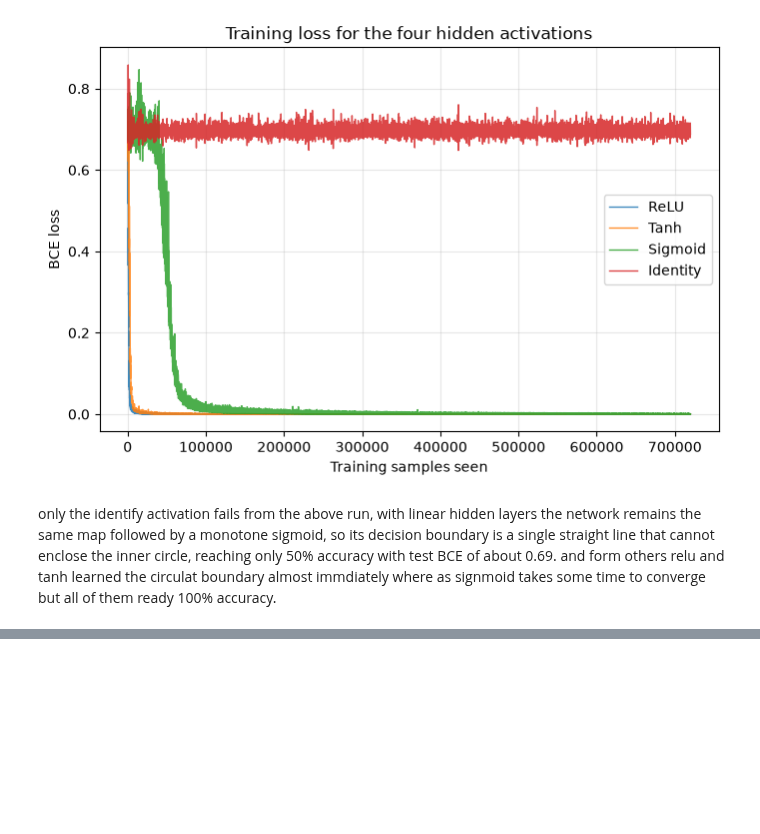
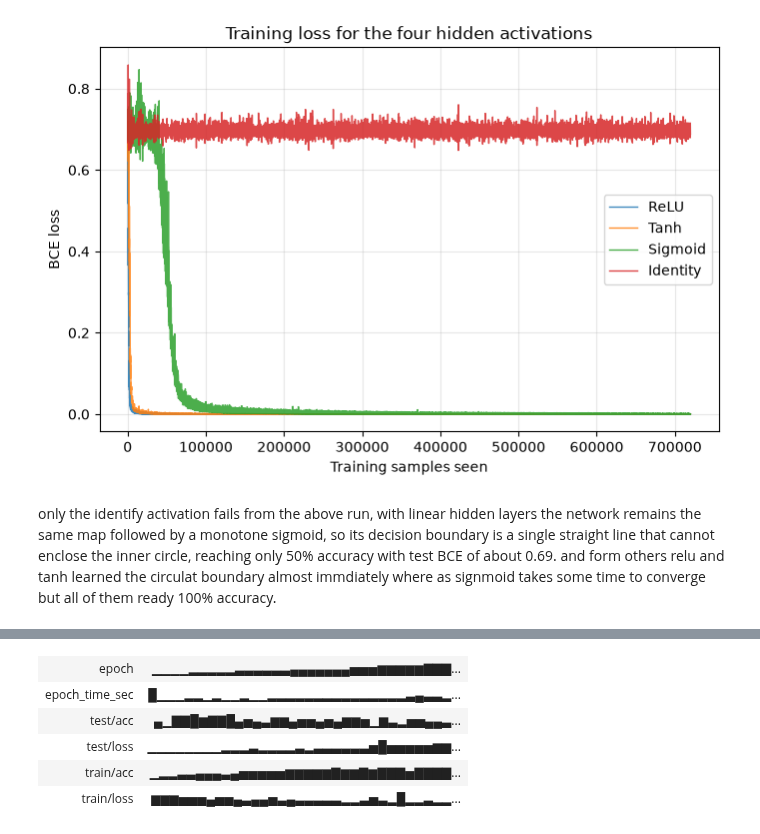
Before and after one commit to suryamanoj4/SMAI-A4, a Jupyter notebook: mlp.ipynb, the cells around one changed output, grey strips where cells are left out. Saved outputs shown, nothing was run; the diff lists cells and outputs as text; code cells hidden in the pictures; blank space fills up the shorter version.

```diff
--- a/mlp.ipynb
+++ b/mlp.ipynb
@@ -931,0 +1948,79 @@ only the identify activation fails from the above run, with linear hidden layers
+# %%
+EPOCHS_14 = 100
+LR_14 = selected_config["lr"]
+BATCH_SIZE_14 = selected_config["batch_size"]
+USE_WANDB_14 = True
+
+results_14 = {}
+models_14 = {}
+
+if USE_WANDB_14:
+    import wandb
+
+for p in [0.0, 0.5, 1.0]:
+    y_noisy = noise_data[p]["y_noisy"]
+    changed_idx = noise_data[p]["changed"]
+    for model_name in ["mlp", "ioc"]:
+        mlp_tmp, ioc_tmp = build_models(
+            selected_config["hidden_widths"],
+            selected_config["activation"].lower(),
+            SEED,
+        )
+        model = mlp_tmp if model_name == "mlp" else ioc_tmp
+        train_loader_p = DataLoader(
+            TensorDataset(torch.from_numpy(X_train_14),torch.from_numpy(y_noisy)),
+            batch_size=BATCH_SIZE_14,
+            shuffle=True,
+            generator=torch.Generator().manual_seed(SEED + 2),
+        )
+        run_name = f"{model_name}-p{p:g}"
+        wandb_run = None
+        if USE_WANDB_14:
+            wandb_run = wandb.init(
+                project="smai-a4-mlp",
+                name=run_name,
+                config={
+                    "p": p,
+                    "model": model_name,
+                    "architecture": [3072] + selected_config["hidden_widths"] + [10],
+                    "mlp_activation": selected_config["activation"],
+                    "ioc_activation": "ELU",
+                    "lr": LR_14,
+                    "batch_size": BATCH_SIZE_14,
+                    "epochs": EPOCHS_14,
+                    "optimizer": "SGD",
+                    "early_stopping": False,
+                },
+                reinit=True,
+            )
+
+        print("\n" + "=" * 70)
+        print("Training", run_name)
+        print("=" * 70)
+
+        history = train_run(
+            model_name=model_name,
+            model=model,
+            train_loader=train_loader_p,
+            test_loader=test_loader,
+            y_noisy=y_noisy,
+            changed_idx=changed_idx,
+            p=p,
+            epochs=EPOCHS_14,
+            lr=LR_14,
+            device=device,
+            project=(model_name == "ioc"),
+            wandb_run=wandb_run,
+        )
+        if wandb_run is not None:
+            wandb_run.finish()
+
+        results_14[(model_name, p)] = history
+        models_14[(model_name, p)] = model
+        if p == 0.0:
+            torch.save(
+                model.state_dict(),
+                f"models/{run_name}.pt",
+            )
+        print("Finished", run_name)
+# %% [output]
@@ -931,0 +2050,6 @@ only the identify activation fails from the above run, with linear hidden layers
+| epoch | ▁▁▁▁▂▂▂▂▂▃▃▃▃▃▃▄▄▄▄▄▄▄▅▅▅▆▆▆▆▆▇▇▇... |
+| epoch_time_sec | █▁▁▁▂▂▁▂▁▁▂▁▁▂▂▂▂▂▂▂▂▂▂▂▂▂▂▂▃▄▃▃▂... |
+| test/acc | ▄▁▇▇█▆▇▇█▄▅▄▃▆▆▄▅▅▄▅▄▆▆▅▁▆▃▂▅▅▄▄▃... |
+| test/loss | ▁▁▁▁▁▁▁▁▂▂▂▃▂▂▂▂▃▂▃▃▃▃▃▃▅█▅▅▅▅▅▆▆... |
+| train/acc | ▁▂▂▃▃▄▄▄▃▄▅▅▅▅▅▆▆▆▆▆▇▆▆▇▆▇▇▇▅▇▇▇▇... |
+| train/loss | ▆▆▆▅▅▅▄▅▅▄▃▄▄▅▃▄▃▃▃▃▃▂▂▃▅▃▂█▂▂▃▂▂... |
```
Also changed, not shown: parts of 28 cells of this notebook.
